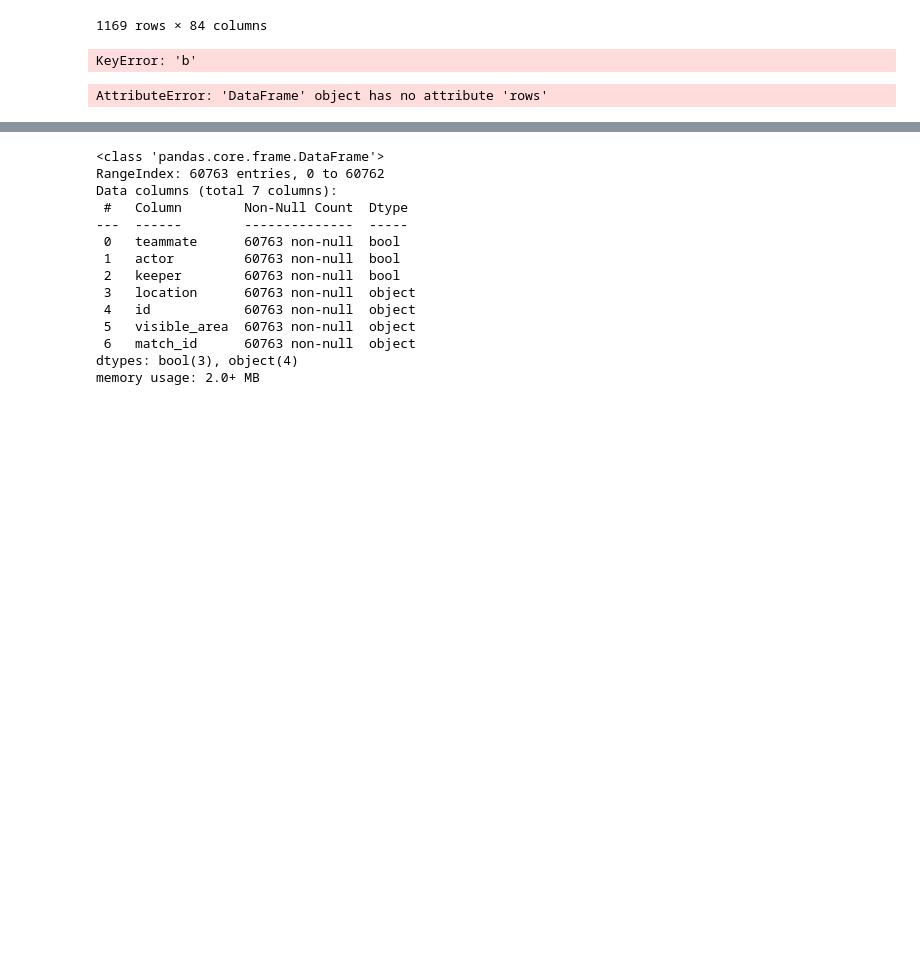
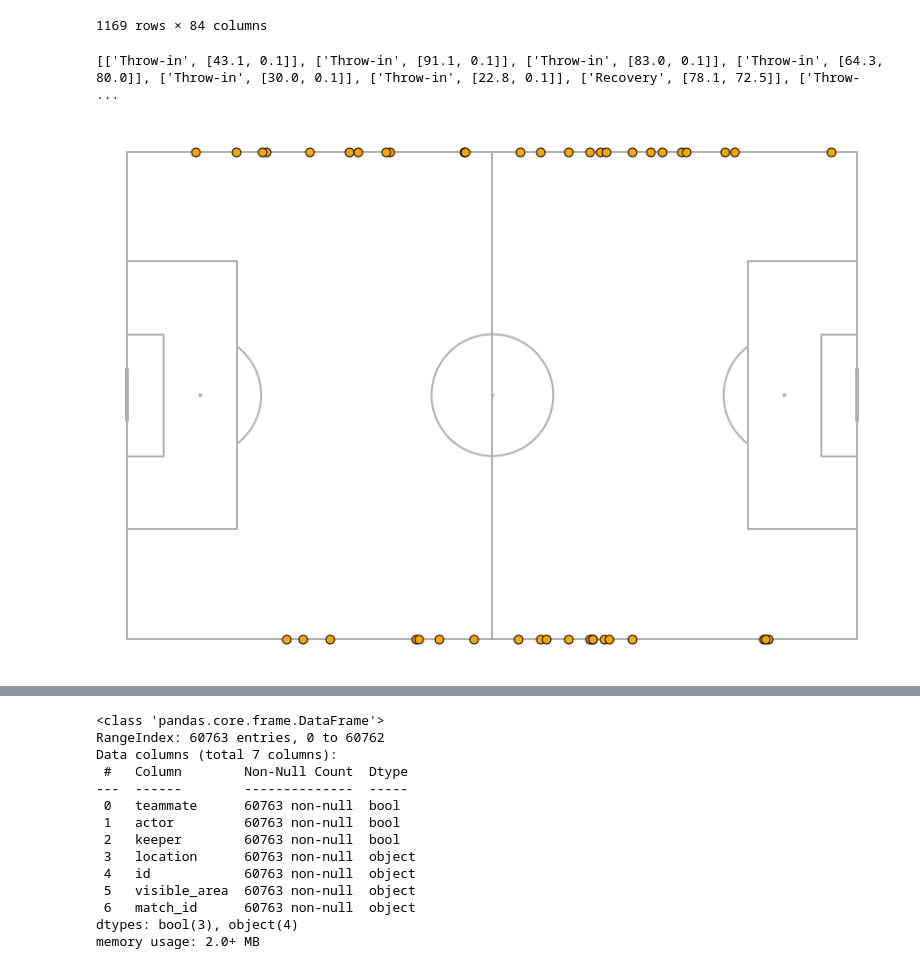
Before and after one commit to ryaa2020/Throw-ins-Gain-the-Upper-Hand, a Jupyter notebook: starter.ipynb, the cells around one changed output, grey strips where cells are left out. Cells and saved outputs as stored; diff of their text form; code cells hidden in the pictures; blank space fills up the shorter version.

Commit message:
accessed throw-in locations

```diff
--- a/starter.ipynb
+++ b/starter.ipynb
@@ -160,21 +160,43 @@ new_df
 | 2071 | Incomplete | NaN | NaN | NaN | ... |
 1169 rows × 84 columns
 # %%
-col = new_df.head(3)
-clmn = list(col)
-for i in clmn:
-    for j in i:
-        print(col[i][j])
+# col = new_df.head(3)
+# clmn = list(col)
+# for i in clmn:
+    # for j in i:
+        # print(col[i][j])
-# %% [output]
-KeyError: 'b'
 # %%
-for row in new_df:
-    print(row)
-    if (not new_df["pass_type"].empty()) and new_df["pass_type"] == "Throw-in":
-        throwin_location = new_df["location"]
-        print(throwin_location)
+# get location of each throw-in
+
+pass_list = []
+for row in new_df.index:
+    # print(new_df["location"][row])
+    # if (not new_df["pass_type"][row] == "nan"):
+    if not pd.isna(new_df["pass_type"][row]):
+    # and new_df["pass_type"][row] == "Throw-in":
+        pass_list.append([new_df["pass_type"][row], new_df["location"][row]])
+        # throwin_location = new_df["location"][row]
+print(pass_list)
 # %% [output]
-AttributeError: 'DataFrame' object has no attribute 'rows'
+[['Throw-in', [43.1, 0.1]], ['Throw-in', [91.1, 0.1]], ['Throw-in', [83.0, 0.1]], ['Throw-in', [64.3, 80.0]], ['Throw-in', [30.0, 0.1]], ['Throw-in', [22.8, 0.1]], ['Recovery', [78.1, 72.5]], ['Throw- ...
+# %%
+from mplsoccer import Pitch
+import matplotlib.pyplot as plt
+import numpy as np
+
+location_list = []
+
+for item in pass_list:
+    if item[0] == 'Throw-in':
+        location_list.append(item[1])
+
+p = Pitch(pitch_type='statsbomb')
+fig, ax = p.draw(figsize=(12,8))
+
+for loc in location_list:
+    p.scatter(loc[0], loc[1], c='orange', s=80, ec='k', ax=ax)
+# %% [output]
+[figure, added]
 # %%
 threesixty = sb.frames(match_id = 3788753)
 # %%
```
